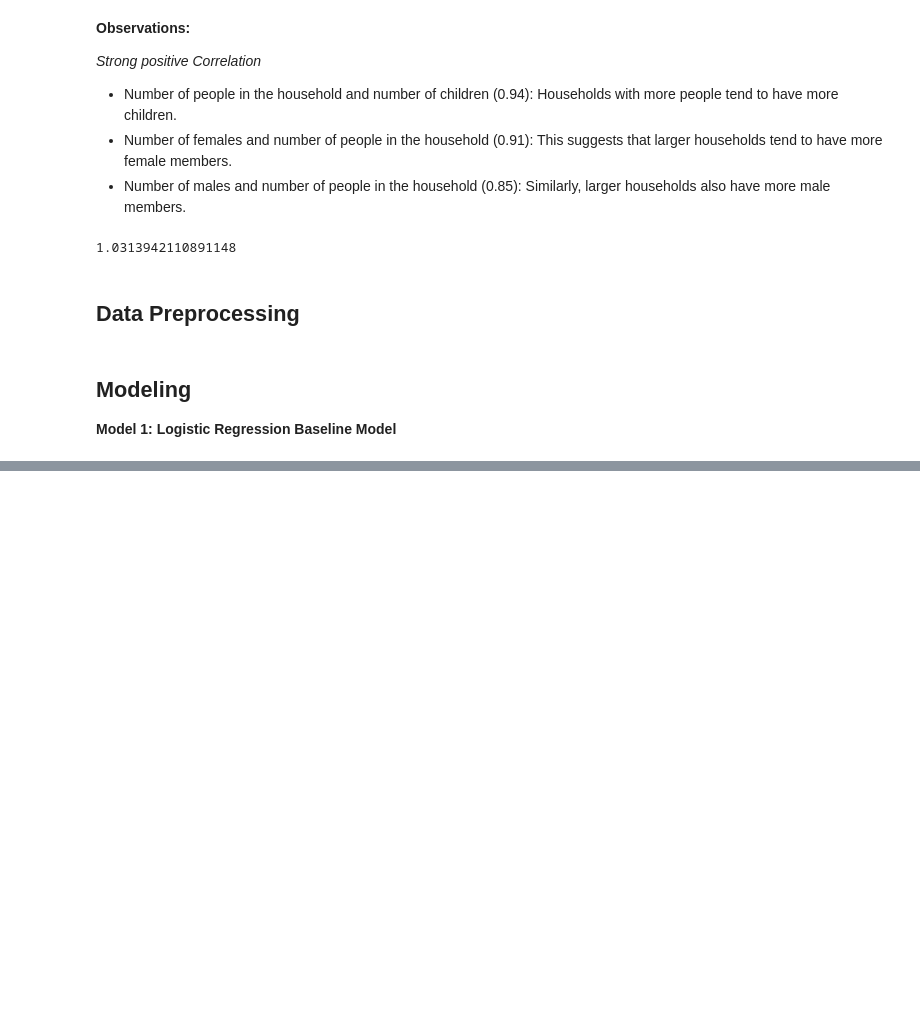
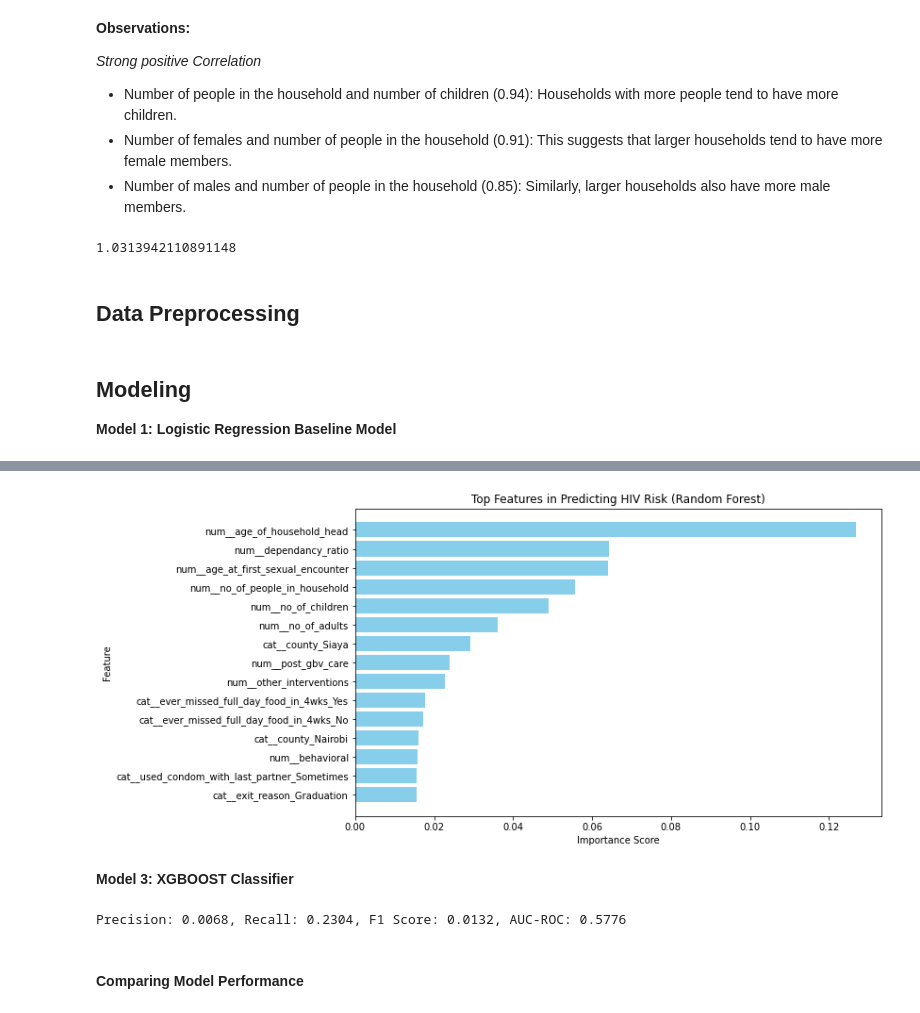
Before and after one commit to RichieRicky/DSF-PT08P5-GROUP5_CAPSTONE-PROJECT, a Jupyter notebook: LOISE_KABOGO.ipynb, the cells around one changed output, grey strips where cells are left out. Drawn from its saved outputs; the diff is of its cells as text; code cells hidden in the pictures; blank space fills up the shorter version.

Commit message:
model updates

```diff
--- a/LOISE_KABOGO.ipynb
+++ b/LOISE_KABOGO.ipynb
@@ -453,10 +457,13 @@ rf_pipeline = imbpipeline([
 # %%
-#Training the model
-rf_pipeline.fit(X_train, y_train)
+# Predictions
+y_pred_rf = rf_model.predict(X_test_processed)
 
-y_pred_rf= rf_pipeline.predict(X_test)
+precision_rf, recall_rf, f1_rf, _ = precision_recall_fscore_support(y_test, y_pred_rf, average="binary")
+roc_auc_rf = roc_auc_score(y_test, y_pred_rf)
 
-#Evaluation
-precision, recall, f1, _= precision_recall_fscore_support(y_test, y_pred_rf, average= 'binary')
 print(f"Random Forest Performance:")
-print(f"Precision: {precision*100:.4f}%, Recall: {recall*100:.4f}%, F1 Score: {f1*100:.4f}%")
+print(f"Precision: {precision_rf*100:.4f}%")
+print(f"Recall: {recall_rf*100:.4f}%")
+print(f"F1 Score: {f1_rf*100:.4f}%")
+print(f"AUC-ROC: {roc_auc_rf*100:.4f}%")
+print(classification_report(y_test, y_pred_rf))
@@ -462,0 +484,17 @@ print(f"Precision: {precision*100:.4f}%, Recall: {recall*100:.4f}%, F1 Score: {f
+# %%
+rf_model = RandomForestClassifier(n_estimators=200, class_weight={0: 1, 1: 50}, random_state=42)
+rf_model.fit(X_train_processed, y_train)
+
+y_pred_rf = rf_model.predict(X_test_processed)
+
+# Evaluate Performance
+precision_rf, recall_rf, f1_rf, _ = precision_recall_fscore_support(y_test, y_pred_rf, average="binary")
+roc_auc_rf = roc_auc_score(y_test, y_pred_rf)
+
+print(f"Random Forest Performance:")
+print(f"Precision: {precision_rf*100:.4f}%")
+print(f"Recall: {recall_rf*100:.4f}%")
+print(f"F1 Score: {f1_rf*100:.4f}%")
+print(f"AUC-ROC: {roc_auc_rf*100:.4f}%")
+print(classification_report(y_test, y_pred_rf))
+print(confusion_matrix(y_test, y_pred_rf))
@@ -462,0 +518,37 @@ print(f"Precision: {precision*100:.4f}%, Recall: {recall*100:.4f}%, F1 Score: {f
+# %%
+# Get feature importance
+feature_importance = rf_model.feature_importances_
+feature_names = preprocessor.get_feature_names_out()
+
+# Sort and plot
+sorted_idx = np.argsort(feature_importance)[-15:]  # Show top 15 features
+plt.figure(figsize=(10, 6))
+plt.barh(np.array(feature_names)[sorted_idx], feature_importance[sorted_idx], color='skyblue')
+plt.xlabel("Importance Score")
+plt.ylabel("Feature")
+plt.title("Top Features in Predicting HIV Risk (Random Forest)")
+plt.show()
+# %% [output]
+[figure, added]
+# %% [markdown]
+**Model 3: XGBOOST Classifier**
+# %%
+pos_weight = (y_train.value_counts()[0] / y_train.value_counts()[1])
+
+xgb_pipeline = imbpipeline([
+    ('preprocessor', preprocessor),
+    ('balance', BalanceData(strategy=0.15)),
+    ('classifier', XGBClassifier(scale_pos_weight=pos_weight, eval_metric="logloss",random_state=42))
+])
+#Training
+xgb_pipeline.fit(X_train, y_train)
+y_pred_xgb = xgb_pipeline.predict(X_test)
+#Evaluation
+precision_xgb, recall_xgb, f1_xgb, _ = precision_recall_fscore_support(y_test, y_pred_xgb, average="binary")
+roc_auc_xgb = roc_auc_score(y_test, y_pred_xgb)
+
+print(f"Precision: {precision_xgb:.4f}, Recall: {recall_xgb:.4f}, F1 Score: {f1_xgb:.4f}, AUC-ROC: {roc_auc_xgb:.4f}")
+# %% [output]
+Precision: 0.0068, Recall: 0.2304, F1 Score: 0.0132, AUC-ROC: 0.5776
+# %% [markdown]
+#### Comparing Model Performance
```
Also changed, not shown: parts of 22 cells of this notebook.
